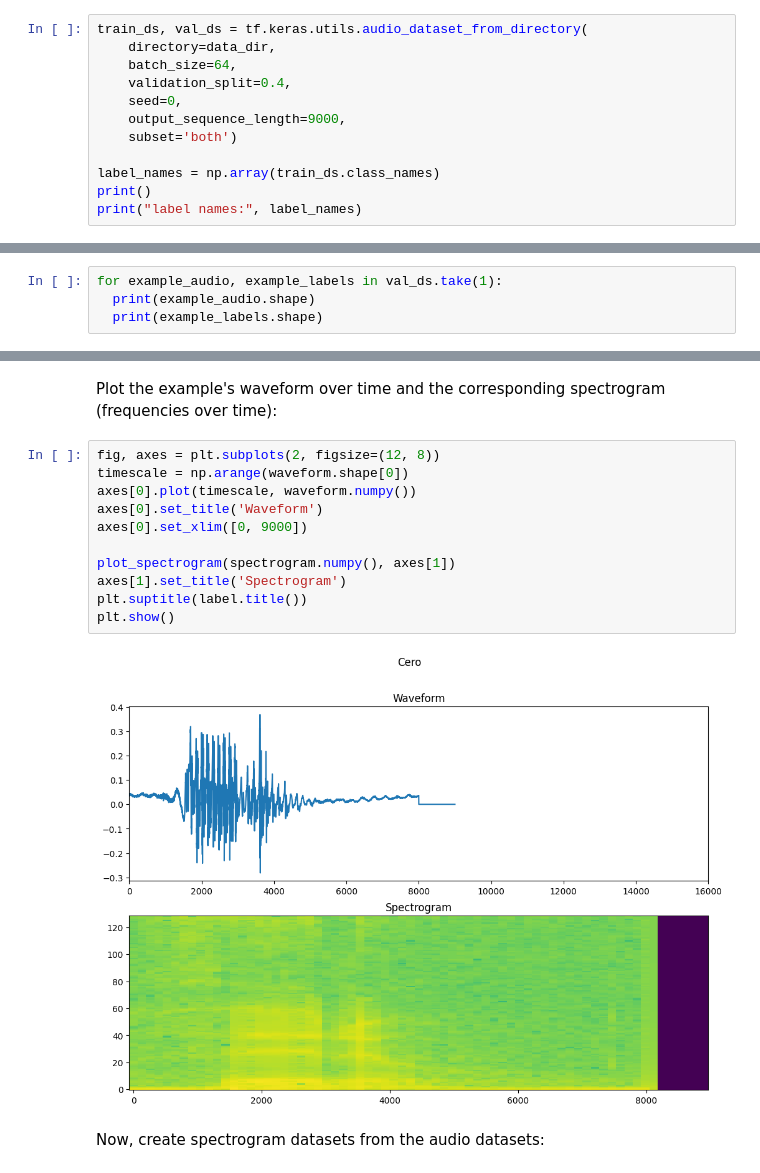
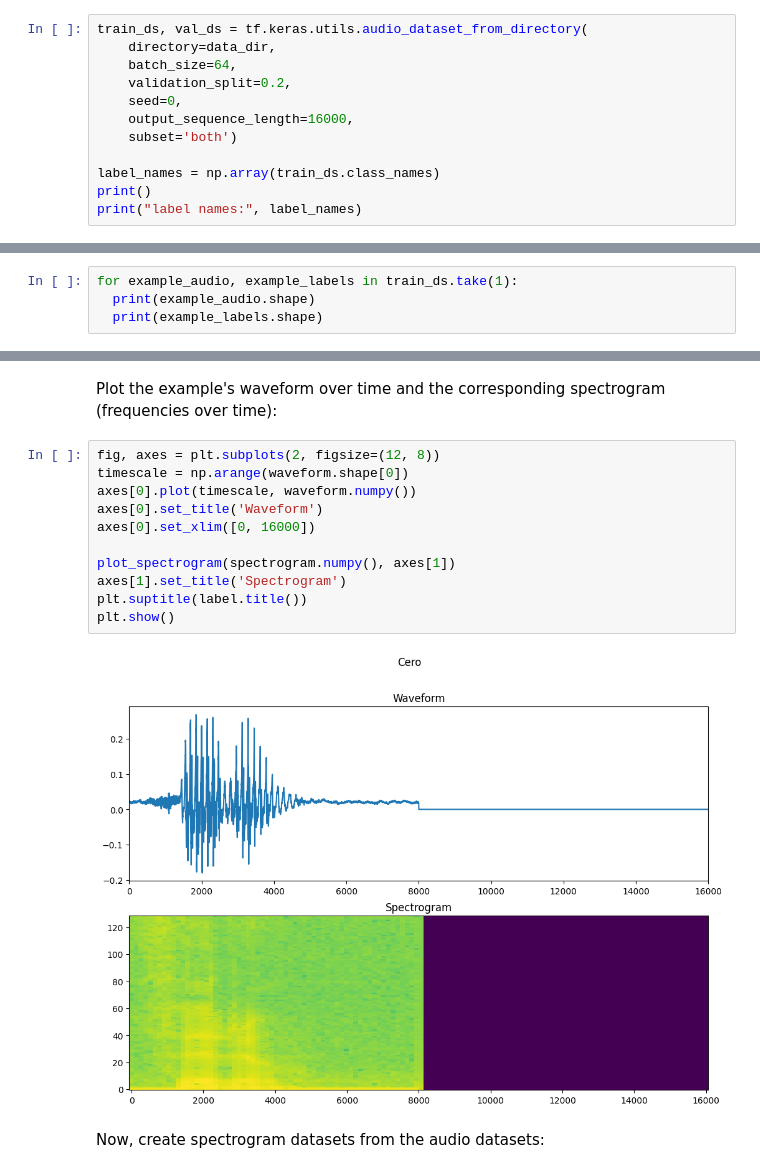
Before and after one commit to IgnacioGarciaLuengo/Edge_Computing_IOT, a Jupyter notebook: simple_audio.ipynb, the cells around one changed output, grey strips where cells are left out. Saved outputs shown, nothing was run; the diff lists cells and outputs as text.

```diff
--- a/simple_audio.ipynb
+++ b/simple_audio.ipynb
@@ -30,9 +29,9 @@ Commands: ['cero' 'cruz' 'no' 'ruido' 'si']
 train_ds, val_ds = tf.keras.utils.audio_dataset_from_directory(
     directory=data_dir,
     batch_size=64,
-    validation_split=0.4,
+    validation_split=0.2,
     seed=0,
-    output_sequence_length=9000,
+    output_sequence_length=16000,
     subset='both')
 
 label_names = np.array(train_ds.class_names)
@@ -60,7 +66,7 @@ Ideally you'd keep it in a separate directory, but in this case you can use `Dat
 test_ds = val_ds.shard(num_shards=2, index=0)
 val_ds = val_ds.shard(num_shards=2, index=1)
 # %%
-for example_audio, example_labels in val_ds.take(1):
+for example_audio, example_labels in train_ds.take(1):
   print(example_audio.shape)
   print(example_labels.shape)
 # %% [output]
@@ -146,16 +166,16 @@ Plot the example's waveform over time and the corresponding spectrogram (frequen
 # %%
 fig, axes = plt.subplots(2, figsize=(12, 8))
 timescale = np.arange(waveform.shape[0])
 axes[0].plot(timescale, waveform.numpy())
 axes[0].set_title('Waveform')
-axes[0].set_xlim([0, 9000])
+axes[0].set_xlim([0, 16000])
 
 plot_spectrogram(spectrogram.numpy(), axes[1])
 axes[1].set_title('Spectrogram')
 plt.suptitle(label.title())
 plt.show()
 # %% [output]
-[figure, old version]
+[figure, new version]
 # %% [markdown]
 Now, create spectrogram datasets from the audio datasets:
 # %%
```
Also changed, not shown: parts of 28 cells of this notebook, 6 other files.
